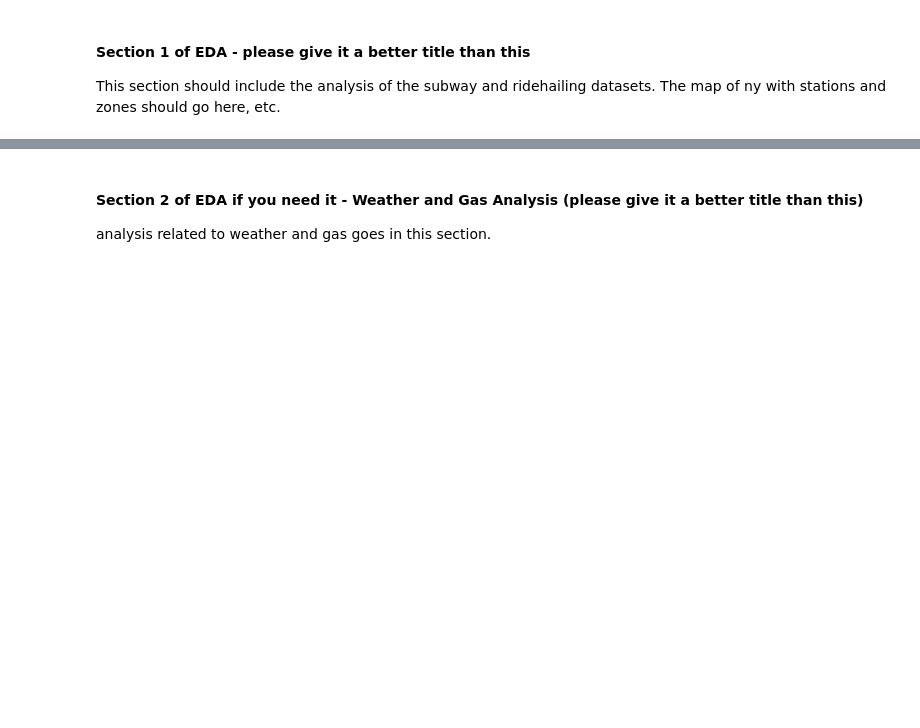
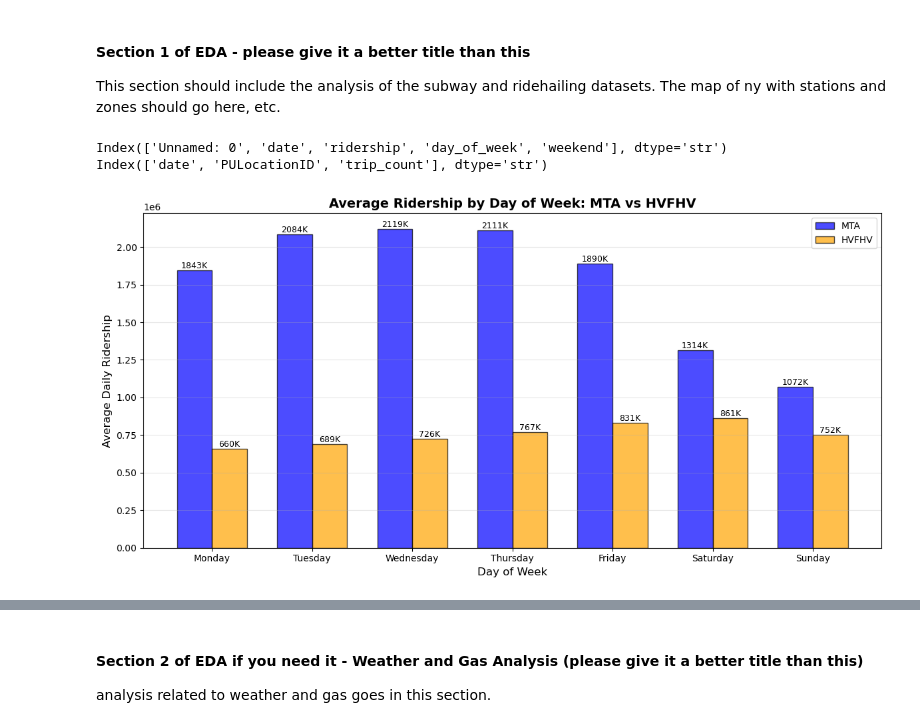
Before and after one commit to COGS108/Group063_WI26, a Jupyter notebook: 02-EDACheckpoint.ipynb, the cells around one changed output, grey strips where cells are left out. Cells and saved outputs as stored; diff of their text form; code cells hidden in the pictures; blank space fills up the shorter version.

```diff
--- a/02-EDACheckpoint.ipynb
+++ b/02-EDACheckpoint.ipynb
@@ -551,0 +560,63 @@ this is some code to test on google colab
+# %%
+
+mta_df = pd.read_csv('data/02-processed/MTA_Ridership_cleaned.csv')
+#print(mta_df.columns)
+ridehail_df = pd.read_csv('data/02-processed/total_ridership.csv')
+#print(ridehail_df.columns)
+
+def plot_ridership_histogram(mta_df, ridehail_df):
+    # Aggregate by date
+    mta_agg = mta_df.groupby('date').agg({'ridership': 'sum'}).reset_index()
+    hvfhv_agg = ridehail_df.groupby('date').agg({'trip_count': 'sum'}).reset_index()
+
+    # Merge the datasets into one
+    merged_df = pd.merge(mta_agg, hvfhv_agg, on='date', how='inner')
+    merged_df.columns = ['date', 'mta_ridership', 'hvfhv_trips']
+    merged_df['date'] = pd.to_datetime(merged_df['date'])
+
+    # Add day of week column
+    merged_df['day_of_week'] = merged_df['date'].dt.day_name()
+
+    # Order days correctly
+    day_order = ['Monday', 'Tuesday', 'Wednesday', 'Thursday', 'Friday', 'Saturday', 'Sunday']
+
+    # Calculate average ridership by day of week
+    dow_avg = merged_df.groupby('day_of_week')[['mta_ridership', 'hvfhv_trips']].mean().reindex(day_order)
+
+
+    # Create the histogram
+    fig, ax = plt.subplots(figsize=(12, 6))
+
+    x = np.arange(len(day_order))
+    width = 0.35
+
+    # Create bars
+    bars1 = ax.bar(x - width/2, dow_avg['mta_ridership'], width,
+                label='MTA', color='blue', alpha=0.7, edgecolor='black')
+    bars2 = ax.bar(x + width/2, dow_avg['hvfhv_trips'], width,
+                label='HVFHV', color='orange', alpha=0.7, edgecolor='black')
+
+    # Customize the plot
+    ax.set_xlabel('Day of Week', fontsize=12)
+    ax.set_ylabel('Average Daily Ridership', fontsize=12)
+    ax.set_title('Average Ridership by Day of Week: MTA vs HVFHV', fontsize=14, fontweight='bold')
+    ax.set_xticks(x)
+    ax.set_xticklabels(day_order)
+    ax.legend()
+    ax.grid(True, alpha=0.3, axis='y')
+
+    # Add value labels on bars
+    for bars in [bars1, bars2]:
+        for bar in bars:
+            height = bar.get_height()
+            ax.text(bar.get_x() + bar.get_width()/2., height,
+                    f'{int(height/1000)}K', ha='center', va='bottom', fontsize=9)
+
+    plt.tight_layout()
+    plt.show()
+
+plot_ridership_histogram(mta_df, ridehail_df)
+# %% [output]
+Index(['Unnamed: 0', 'date', 'ridership', 'day_of_week', 'weekend'], dtype='str')
+Index(['date', 'PULocationID', 'trip_count'], dtype='str')
+[figure, added]
```
Also changed, not shown: parts of 5 cells of this notebook, 3 other files.
